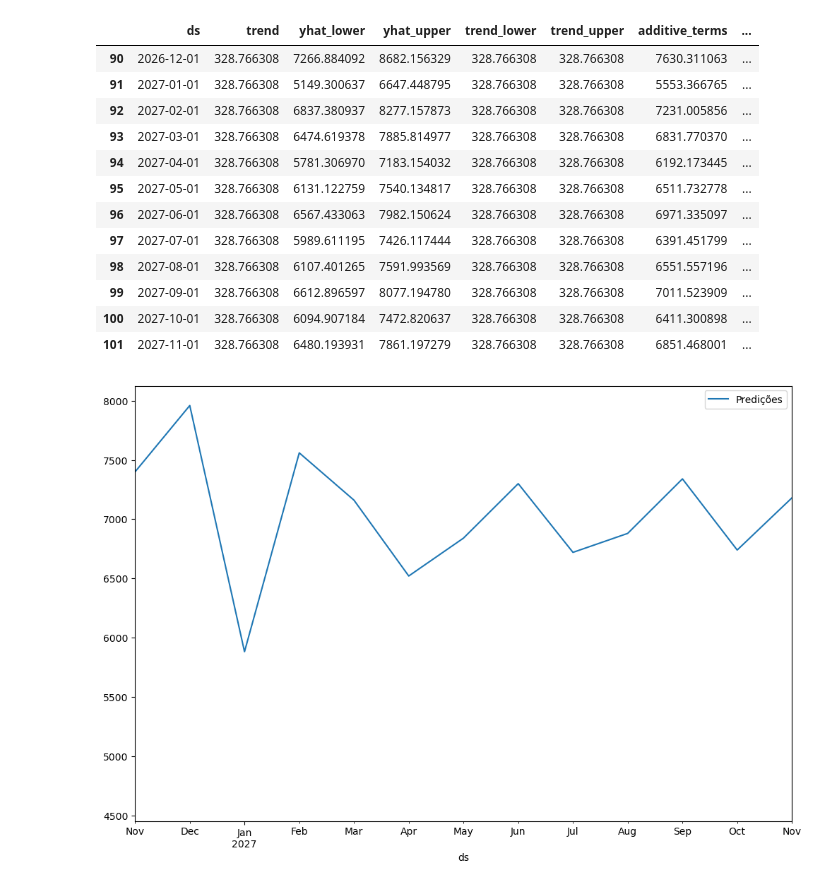
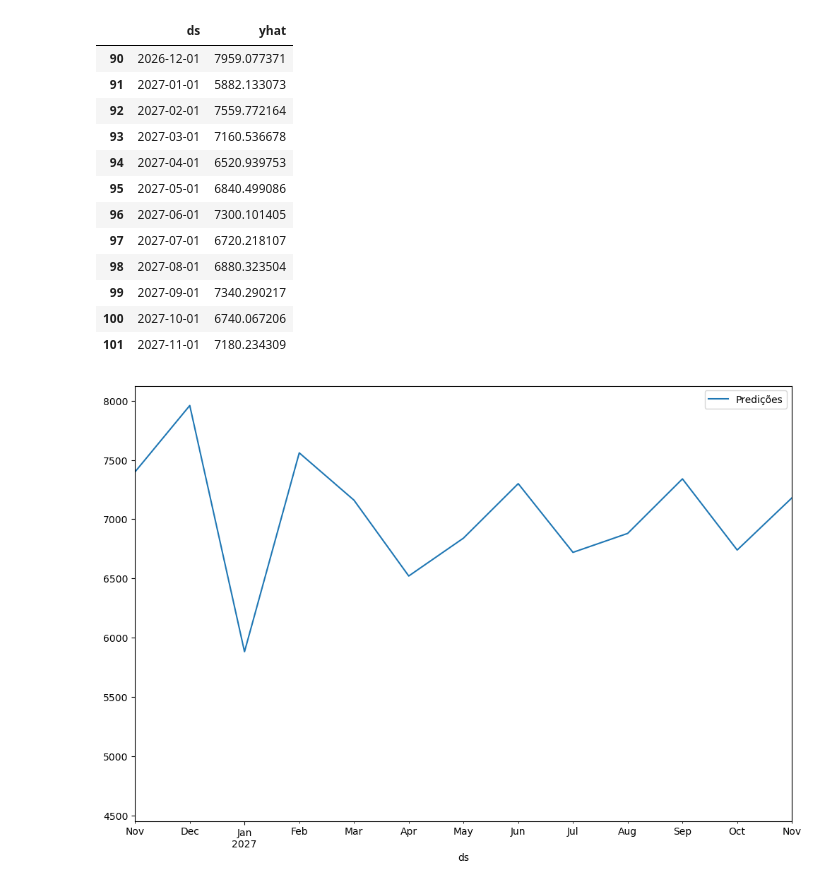
Before and after one commit to enriqTS/IC-Gasto-Fotovoltaico, a Jupyter notebook: model_opening_test.ipynb, the cells around one changed output. Cells and saved outputs as stored; diff of their text form; code cells hidden in the pictures.

```diff
--- a/model_opening_test.ipynb
+++ b/model_opening_test.ipynb
@@ -9,21 +9,21 @@ future = m.make_future_dataframe(periods=12, freq="MS")
 
 forecast = m.predict(future)
 # %%
-forecast.tail(12)
+forecast[['ds','yhat']].tail(12)
 # %% [output]
-|  | ds | trend | yhat_lower | yhat_upper | trend_lower | trend_upper | additive_terms | ... |
-| 90 | 2026-12-01 | 328.766308 | 7266.884092 | 8682.156329 | 328.766308 | 328.766308 | 7630.311063 | ... |
-| 91 | 2027-01-01 | 328.766308 | 5149.300637 | 6647.448795 | 328.766308 | 328.766308 | 5553.366765 | ... |
-| 92 | 2027-02-01 | 328.766308 | 6837.380937 | 8277.157873 | 328.766308 | 328.766308 | 7231.005856 | ... |
-| 93 | 2027-03-01 | 328.766308 | 6474.619378 | 7885.814977 | 328.766308 | 328.766308 | 6831.770370 | ... |
-| 94 | 2027-04-01 | 328.766308 | 5781.306970 | 7183.154032 | 328.766308 | 328.766308 | 6192.173445 | ... |
-| 95 | 2027-05-01 | 328.766308 | 6131.122759 | 7540.134817 | 328.766308 | 328.766308 | 6511.732778 | ... |
-| 96 | 2027-06-01 | 328.766308 | 6567.433063 | 7982.150624 | 328.766308 | 328.766308 | 6971.335097 | ... |
-| 97 | 2027-07-01 | 328.766308 | 5989.611195 | 7426.117444 | 328.766308 | 328.766308 | 6391.451799 | ... |
-| 98 | 2027-08-01 | 328.766308 | 6107.401265 | 7591.993569 | 328.766308 | 328.766308 | 6551.557196 | ... |
-| 99 | 2027-09-01 | 328.766308 | 6612.896597 | 8077.194780 | 328.766308 | 328.766308 | 7011.523909 | ... |
-| 100 | 2027-10-01 | 328.766308 | 6094.907184 | 7472.820637 | 328.766308 | 328.766308 | 6411.300898 | ... |
-| 101 | 2027-11-01 | 328.766308 | 6480.193931 | 7861.197279 | 328.766308 | 328.766308 | 6851.468001 | ... |
+|  | ds | yhat |
+| 90 | 2026-12-01 | 7959.077371 |
+| 91 | 2027-01-01 | 5882.133073 |
+| 92 | 2027-02-01 | 7559.772164 |
+| 93 | 2027-03-01 | 7160.536678 |
+| 94 | 2027-04-01 | 6520.939753 |
+| 95 | 2027-05-01 | 6840.499086 |
+| 96 | 2027-06-01 | 7300.101405 |
+| 97 | 2027-07-01 | 6720.218107 |
+| 98 | 2027-08-01 | 6880.323504 |
+| 99 | 2027-09-01 | 7340.290217 |
+| 100 | 2027-10-01 | 6740.067206 |
+| 101 | 2027-11-01 | 7180.234309 |
 # %%
 ax = forecast.plot(x="ds", y="yhat", label="Predições", legend=True, figsize=(12, 8),xlim=['2026-11-01', '2027-11-01'])
 # %% [output]
```
